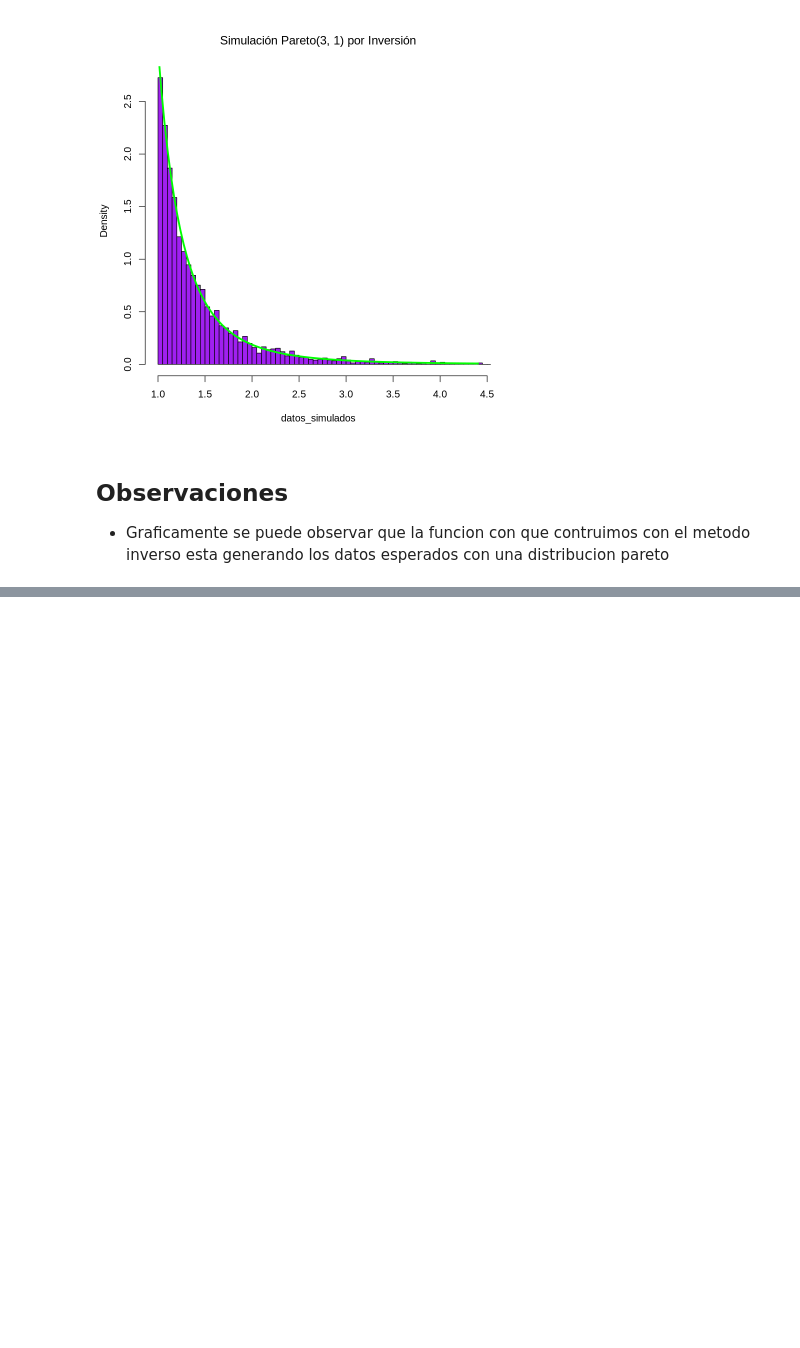
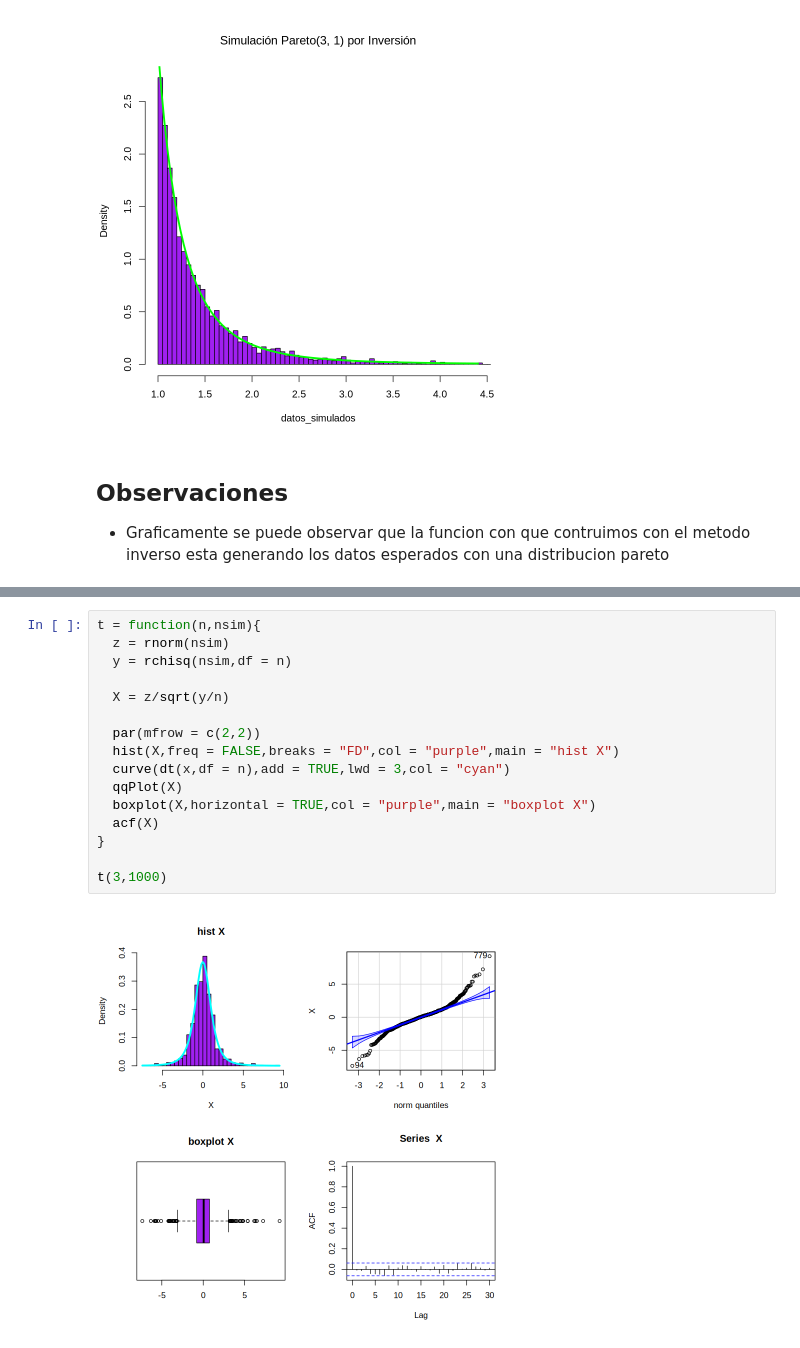
Before and after one commit to Nicolas-Bernal/Simulacion-Estadistica, a Jupyter notebook: Primer Corte/0_Taller.ipynb, the cells around one changed output, grey strips where cells are left out. Drawn from its saved outputs; the diff is of its cells as text; blank space fills up the shorter version.

```diff
--- a/Primer Corte/0_Taller.ipynb
+++ b/Primer Corte/0_Taller.ipynb
@@ -188,0 +252,18 @@ curve(dpareto_std(x, alpha), add = TRUE, col = "green", lwd = 3)
+# %%
+t = function(n,nsim){
+  z = rnorm(nsim)
+  y = rchisq(nsim,df = n)
+
+  X = z/sqrt(y/n)
+
+  par(mfrow = c(2,2))
+  hist(X,freq = FALSE,breaks = "FD",col = "purple",main = "hist X")
+  curve(dt(x,df = n),add = TRUE,lwd = 3,col = "cyan")
+  qqPlot(X)
+  boxplot(X,horizontal = TRUE,col = "purple",main = "boxplot X")
+  acf(X)
+}
+
+t(3,1000)
+# %% [output]
+[figure, added]
```
Also changed, not shown: parts of 28 cells of this notebook.
